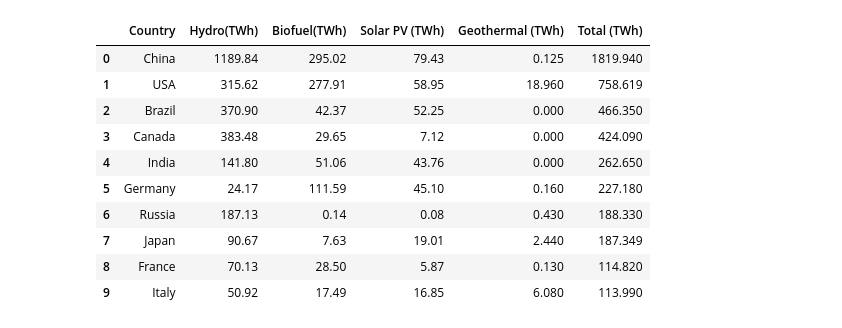
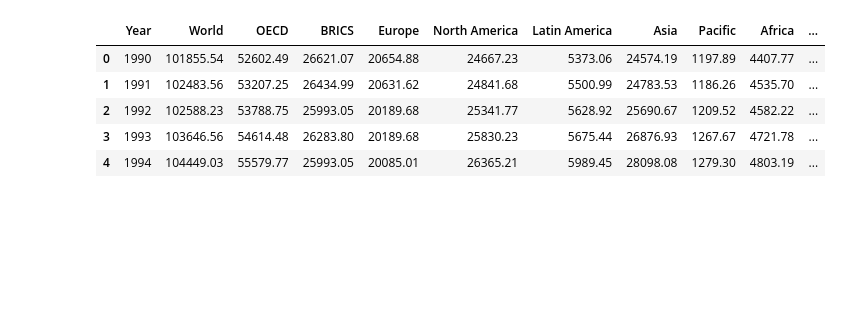
Before and after one commit to malvaradogcode/ProyectBootcamp, a Jupyter notebook: src/eda.ipynb, the cells around one changed output. Saved outputs shown, nothing was run; the diff lists cells and outputs as text; code cells hidden in the pictures; blank space fills up the shorter version.

```diff
--- a/src/eda.ipynb
+++ b/src/eda.ipynb
@@ -15,17 +15,12 @@ df_non_renewable_total = pd.read_csv('../data/nonRenewablesTotalPowerGeneration.
 df_renewable_total = pd.read_csv('../data/renewablesTotalPowerGeneration.csv')
 df_renewable_power_generation = pd.read_csv('../data/nonRenewablesTotalPowerGeneration.csv')
 df_top_Countries = pd.read_csv('../data/top20CountriesPowerGeneration.csv')
-# %%
-df_top_Countries.head(10)
-# %% [output]
-|  | Country | Hydro(TWh) | Biofuel(TWh) | Solar PV (TWh) | Geothermal (TWh) | Total (TWh) |
-| 0 | China | 1189.84 | 295.02 | 79.43 | 0.125 | 1819.940 |
-| 1 | USA | 315.62 | 277.91 | 58.95 | 18.960 | 758.619 |
-| 2 | Brazil | 370.90 | 42.37 | 52.25 | 0.000 | 466.350 |
-| 3 | Canada | 383.48 | 29.65 | 7.12 | 0.000 | 424.090 |
-| 4 | India | 141.80 | 51.06 | 43.76 | 0.000 | 262.650 |
-| 5 | Germany | 24.17 | 111.59 | 45.10 | 0.160 | 227.180 |
-| 6 | Russia | 187.13 | 0.14 | 0.08 | 0.430 | 188.330 |
-| 7 | Japan | 90.67 | 7.63 | 19.01 | 2.440 | 187.349 |
-| 8 | France | 70.13 | 28.50 | 5.87 | 0.130 | 114.820 |
-| 9 | Italy | 50.92 | 17.49 | 16.85 | 6.080 | 113.990 |
+# %%
+df_Continent.head()
+# %% [output]
+|  | Year | World | OECD | BRICS | Europe | North America | Latin America | Asia | Pacific | Africa | ... |
+| 0 | 1990 | 101855.54 | 52602.49 | 26621.07 | 20654.88 | 24667.23 | 5373.06 | 24574.19 | 1197.89 | 4407.77 | ... |
+| 1 | 1991 | 102483.56 | 53207.25 | 26434.99 | 20631.62 | 24841.68 | 5500.99 | 24783.53 | 1186.26 | 4535.70 | ... |
+| 2 | 1992 | 102588.23 | 53788.75 | 25993.05 | 20189.68 | 25341.77 | 5628.92 | 25690.67 | 1209.52 | 4582.22 | ... |
+| 3 | 1993 | 103646.56 | 54614.48 | 26283.80 | 20189.68 | 25830.23 | 5675.44 | 26876.93 | 1267.67 | 4721.78 | ... |
+| 4 | 1994 | 104449.03 | 55579.77 | 25993.05 | 20085.01 | 26365.21 | 5989.45 | 28098.08 | 1279.30 | 4803.19 | ... |
```
Also changed, not shown: parts of 7 cells of this notebook, 2 other files.
